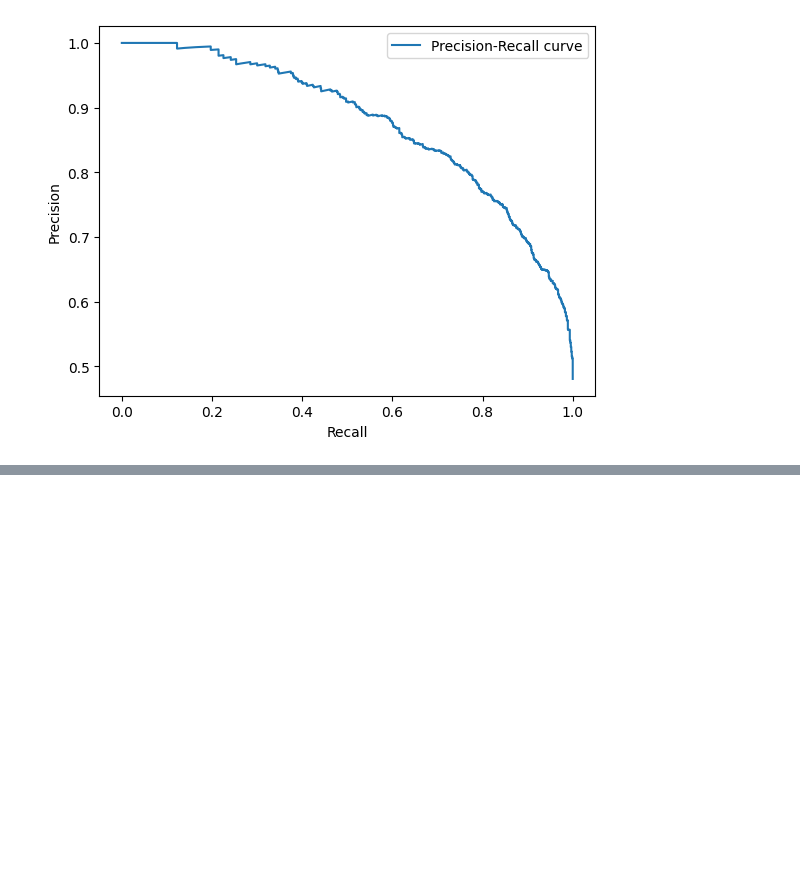
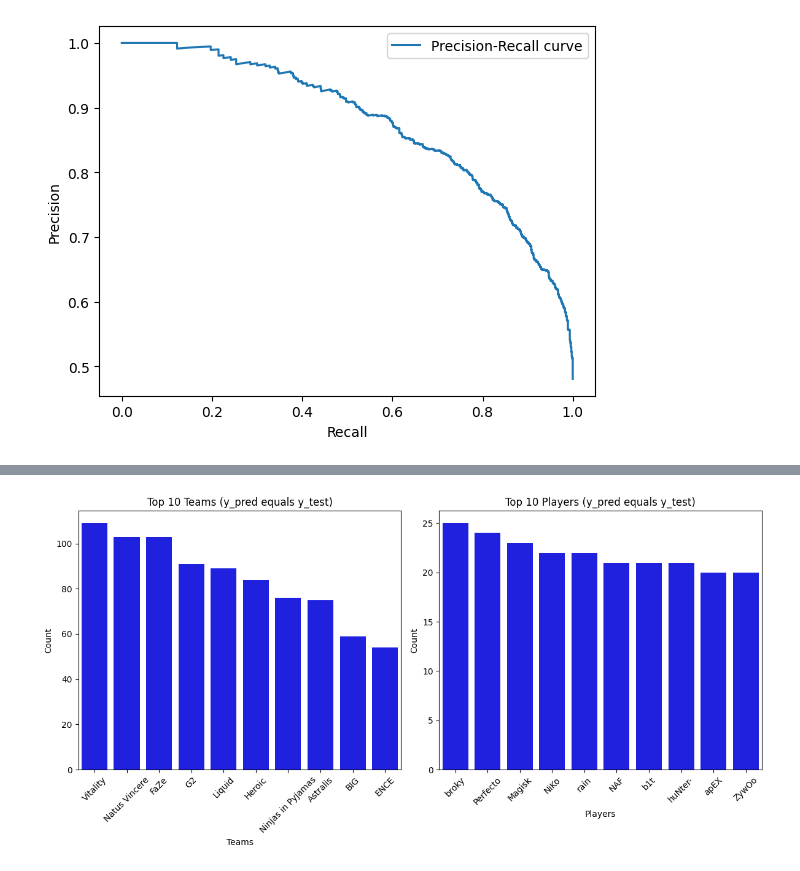
Before and after one commit to jazhu1/CSGOProjML, a Jupyter notebook: CSGOProjML.ipynb, the cells around one changed output, grey strips where cells are left out. Saved outputs shown, nothing was run; the diff lists cells and outputs as text; code cells hidden in the pictures; blank space fills up the shorter version.

```diff
--- a/CSGOProjML.ipynb
+++ b/CSGOProjML.ipynb
@@ -848,0 +941,25 @@ plt.show()
+# %%
+filtered_df = merged_df[merged_df['y_pred'] == merged_df['y_test']]
+
+team_counts_filtered = filtered_df['Team'].value_counts().head(10)
+player_counts_filtered = filtered_df['Player'].value_counts().head(10)
+
+plt.figure(figsize=(12, 6))
+plt.subplot(1, 2, 1)
+sns.barplot(x=team_counts_filtered.index, y=team_counts_filtered.values, color='blue')
+plt.title('Top 10 Teams (y_pred equals y_test)')
+plt.xlabel('Teams')
+plt.ylabel('Count')
+plt.xticks(rotation=45)
+
+plt.subplot(1, 2, 2)
+sns.barplot(x=player_counts_filtered.index, y=player_counts_filtered.values, color='blue')
+plt.title('Top 10 Players (y_pred equals y_test)')
+plt.xlabel('Players')
+plt.ylabel('Count')
+plt.xticks(rotation=45)
+
+plt.tight_layout()
+plt.show()
+# %% [output]
+[figure, added]
```
Also changed, not shown: parts of 9 cells of this notebook.
